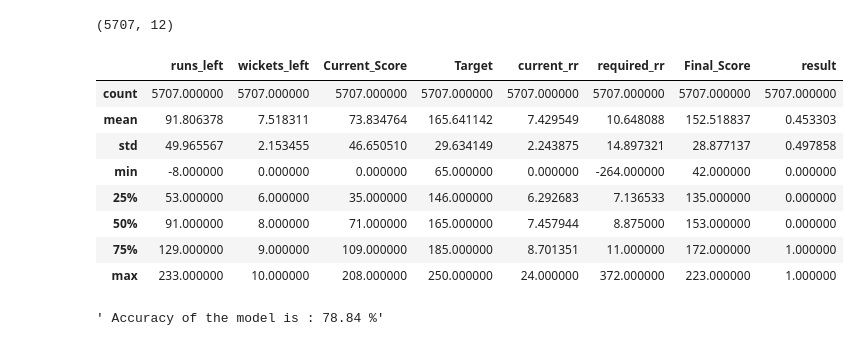
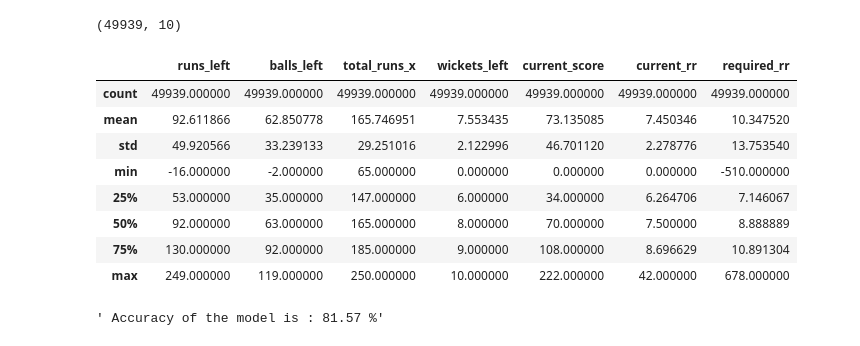
Before and after one commit to vedprakash8721/Cricket-Score-Predictor, a Jupyter notebook: Notebook/Load_and_clean_data.ipynb, the cells around one changed output. Saved outputs shown, nothing was run; the diff lists cells and outputs as text; code cells hidden in the pictures.

```diff
--- a/Notebook/Load_and_clean_data.ipynb
+++ b/Notebook/Load_and_clean_data.ipynb
@@ -17,6 +17,7 @@ total_score_df=delivery.groupby(['match_id','inning']).sum()['total_runs'].reset
 total_score_df=total_score_df[total_score_df['inning']==1]
 # ---display(total_score_df)
 
+# Merging the total score to match df
 match_df=match.merge(total_score_df[['match_id','total_runs']],left_on='id',right_on='match_id')
 # ---display(match_df)
 display(match_df.shape)
@@ -58,7 +59,7 @@ display(match_df.shape)
 display(match_df['dl_applied'].value_counts())
 # so we will remove all the matches in which D/L was applied because they are not useful for us
 match_df=match_df[match_df["dl_applied"]==0]
-match_df = match_df[['match_id','city','winner','total_runs','date']]
+match_df = match_df[['match_id','city','winner','total_runs']]
 
 #now we will merge all the data to delivery to get these
 delivery_df=match_df.merge(delivery,on='match_id')
@@ -68,24 +69,25 @@ delivery_df=delivery_df[delivery_df['inning']==2]
 display(delivery_df.shape)
 #to build our model we have the data column that are: batting team,bowling team, city,runs left,balls left, wickets left,total runs ,current rr, required rr, result
 """ lets get them """
+
 # finding current score
-delivery_df['Current_Score']=delivery_df.groupby('match_id')['total_runs_y'].cumsum()
+delivery_df['current_score']=delivery_df.groupby('match_id')['total_runs_y'].cumsum()
 
 # lets move to find runs left : to find this we just simply do total_runs - Current_Score
-delivery_df['runs_left']=delivery_df['total_runs_x'] - delivery_df['Current_Score']
+delivery_df['runs_left']=delivery_df['total_runs_x'] - delivery_df['current_score']
 
 
 """>>>>>>>>>>>>>>>>>>>>>>>>>>>>>>>>>>>>>>>>>>>>>>>>>>>>>>>>>>>>>>>>>>>>>>>>>>>>>>>>>>>>>>>>>>>>>>>>>>>>>>>>>>>>>>>>>>>>>>>>>>>>>>>>>>>>>>>>>>>>>>>>>>>>>>>>>>>>>>>>>>>>>>>>>>>>
 Making some change like instead of total_run_x i want to use "Target"
 balls left ki jagah Overs left
 """
-delivery_df['Target']=delivery_df['total_runs_x']
-delivery_df['balls_left']=126-(delivery_df['over']*6+delivery_df['ball'])
-over=(delivery_df['balls_left'])//6
-remaining_balls=(delivery_df['balls_left'])%6
-Overs_left=over.astype(str)+"."+remaining_balls.astype(str)
-delivery_df['Overs_left']=Overs_left
-delivery_df['Final_Score']= delivery_df.groupby('match_id')['Current_Score'].transform('max')
+# delivery_df['Target']=delivery_df['total_runs_x']
+# delivery_df['balls_left']=126-(delivery_df['over']*6+delivery_df['ball'])
+# over=(delivery_df['balls_left'])//6
+# remaining_balls=(delivery_df['balls_left'])%6
+# Overs_left=over.astype(str)+"."+remaining_balls.astype(str)
+# delivery_df['Overs_left']=Overs_left
+# delivery_df['Final_Score']= delivery_df.groupby('match_id')['Current_Score'].transform('max')
 
 """>>>>>>>>>>>>>>>>>>>>>>>>>>>>>>>>>>>>>>>>>>>>>>>>>>>>>>>>>>>>>>>>>>>>>>>>>>>>>>>>>>>>>>>>>>>>>>>>>>>>>>>>>>>>>>>>>>>>>>>>>>>>>>>>>>>>>>>>>>>>>>>>>>>>>>>>>>>>>>>>>>>>>>>>>>>"""
 
@@ -100,7 +102,7 @@ wicket=delivery_df.groupby('match_id')['player_dismissed'].cumsum()
 delivery_df['wickets_left']=10-wicket
 
 # lets find out current run rate
-delivery_df['current_rr']=(delivery_df['Current_Score']) / ((120-delivery_df['balls_left'])/6)
+delivery_df['current_rr']=(delivery_df['current_score']) / ((120-delivery_df['balls_left'])/6)
 # now lets move to required run rate
 delivery_df['required_rr']=(delivery_df['runs_left'])/((delivery_df['balls_left'])/6)
 # result
@@ -113,8 +115,8 @@ delivery_df['result']=delivery_df.apply(result,axis=1)
 # delivery_df['result']=delivery_df['result'].map({1:'Won',0:'Lost'})
 display(delivery_df)
 
-final_df=delivery_df[['batting_team','bowling_team','city','runs_left','Overs_left',
-                     'wickets_left','Current_Score','Target','current_rr','required_rr','Final_Score','result','date']]
+final_df=delivery_df[['batting_team','bowling_team','city','runs_left','balls_left','total_runs_x',
+                     'wickets_left','current_score','current_rr','required_rr','result']]
 
 # shuffling the data for best output of model
 final_df=final_df.sample(final_df.shape[0])
@@ -178,47 +180,48 @@ Name: count, dtype: int64
 # %%
 # ------------------Training the Model----------------------
 """ there is an issue i.e. the data set final_df is too large to train the model it takes more and more time lets reduce"""
 # data cleaning:
-final_df.replace([np.inf,-np.inf],np.nan,inplace=True)
-final_df.dropna(inplace=True)
-sample_df=final_df.sample(frac=0.1,random_state=1)
+# final_df.replace([np.inf,-np.inf],np.nan,inplace=True)
+# final_df.dropna(inplace=True)
+# sample_df=final_df.sample(frac=0.1,random_state=1)
 # feature and target split
-x=sample_df.iloc[:,:-1] # till last column (except last line)
-y=sample_df.iloc[:,-1] # takes only last line
+final_df=final_df[final_df['balls_left']!=0]
+x=final_df.iloc[:,:-1] # till last column (except last line)
+y=final_df.iloc[:,-1] # takes only last line
 from sklearn.model_selection import train_test_split # this function helps to divide dataset into two parts: 1: training set 2: test set
-x_train,x_test,y_train,y_test=train_test_split(x,y,test_size=.2,random_state=1)
+x_train,x_test,y_train,y_test=train_test_split(x,y,test_size=0.3,random_state=1)
 display(x_train.shape)
 from sklearn.compose import ColumnTransformer
 # columnTransformer use : Which columns to transform .How to transform them . What to do with the remaining columns
 from sklearn.preprocessing import OneHotEncoder
 # trf is name of variable that is columntransformer
 trf=ColumnTransformer([('trf',OneHotEncoder(sparse_output=False,drop='first'),['batting_team','bowling_team','city'])],remainder='passthrough')
 from sklearn.linear_model import LogisticRegression
 from sklearn.pipeline import Pipeline
 # Pipeline ? : This imports the Pipeline class, which allows you to combine multiple preprocessing and modeling steps into a single streamlined object
 # model pipeline
 pipe=Pipeline(steps=[('step1',trf),
                      ('step2',LogisticRegression(solver='liblinear'))])
 # step 1 encoding /// step 2 apply logistic regression
 # final_df.isnull().sum()
-sample_df.dropna(inplace=True)
+final_df.dropna(inplace=True)
 display(x_train.describe()) # required run rate is stands from -infinity to +inf because of jab runs chahiye aur ball na bachi ho.
 # model training
 pipe.fit(x_train,y_train)
 y_pred=pipe.predict(x_test)
 # model evaluation
 from sklearn.metrics import accuracy_score
 acc=accuracy_score(y_test,y_pred)
 display(f" Accuracy of the model is : {acc*100:.2f} %")
 # %% [output]
-(5707, 12)
+(49939, 10)
-|  | runs_left | wickets_left | Current_Score | Target | current_rr | required_rr | Final_Score | result |
-| count | 5707.000000 | 5707.000000 | 5707.000000 | 5707.000000 | 5707.000000 | 5707.000000 | 5707.000000 | 5707.000000 |
-| mean | 91.806378 | 7.518311 | 73.834764 | 165.641142 | 7.429549 | 10.648088 | 152.518837 | 0.453303 |
-| std | 49.965567 | 2.153455 | 46.650510 | 29.634149 | 2.243875 | 14.897321 | 28.877137 | 0.497858 |
-| min | -8.000000 | 0.000000 | 0.000000 | 65.000000 | 0.000000 | -264.000000 | 42.000000 | 0.000000 |
-| 25% | 53.000000 | 6.000000 | 35.000000 | 146.000000 | 6.292683 | 7.136533 | 135.000000 | 0.000000 |
-| 50% | 91.000000 | 8.000000 | 71.000000 | 165.000000 | 7.457944 | 8.875000 | 153.000000 | 0.000000 |
-| 75% | 129.000000 | 9.000000 | 109.000000 | 185.000000 | 8.701351 | 11.000000 | 172.000000 | 1.000000 |
-| max | 233.000000 | 10.000000 | 208.000000 | 250.000000 | 24.000000 | 372.000000 | 223.000000 | 1.000000 |
+|  | runs_left | balls_left | total_runs_x | wickets_left | current_score | current_rr | required_rr |
+| count | 49939.000000 | 49939.000000 | 49939.000000 | 49939.000000 | 49939.000000 | 49939.000000 | 49939.000000 |
+| mean | 92.611866 | 62.850778 | 165.746951 | 7.553435 | 73.135085 | 7.450346 | 10.347520 |
+| std | 49.920566 | 33.239133 | 29.251016 | 2.122996 | 46.701120 | 2.278776 | 13.753540 |
+| min | -16.000000 | -2.000000 | 65.000000 | 0.000000 | 0.000000 | 0.000000 | -510.000000 |
+| 25% | 53.000000 | 35.000000 | 147.000000 | 6.000000 | 34.000000 | 6.264706 | 7.146067 |
+| 50% | 92.000000 | 63.000000 | 165.000000 | 8.000000 | 70.000000 | 7.500000 | 8.888889 |
+| 75% | 130.000000 | 92.000000 | 185.000000 | 9.000000 | 108.000000 | 8.696629 | 10.891304 |
+| max | 249.000000 | 119.000000 | 250.000000 | 10.000000 | 222.000000 | 42.000000 | 678.000000 |
-' Accuracy of the model is : 78.84 %'
+' Accuracy of the model is : 81.57 %'
```
Also changed, not shown: parts of 3 cells of this notebook.
